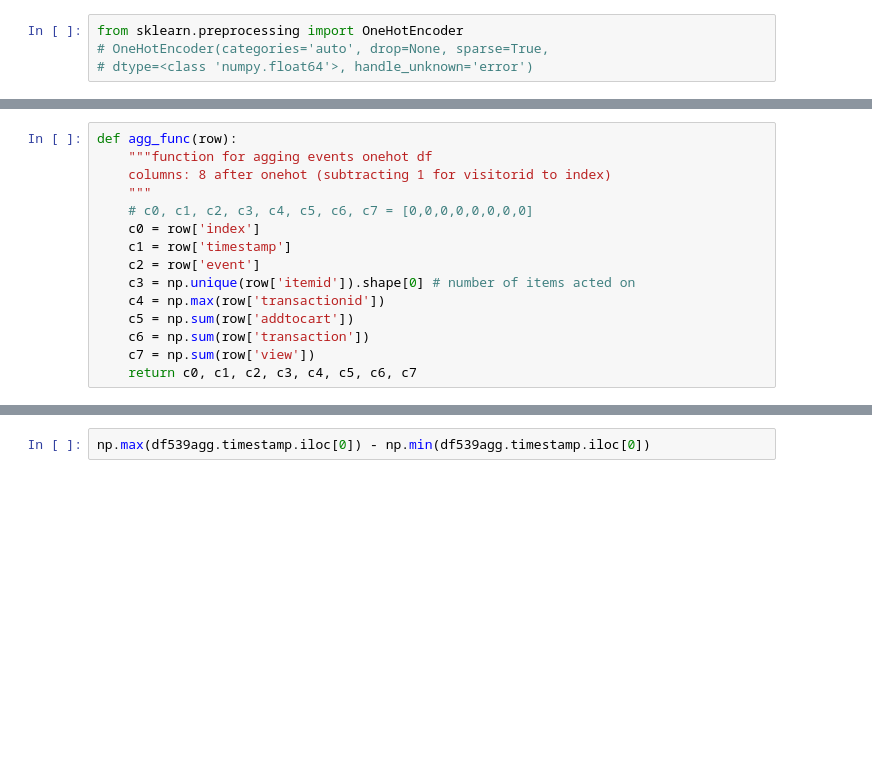
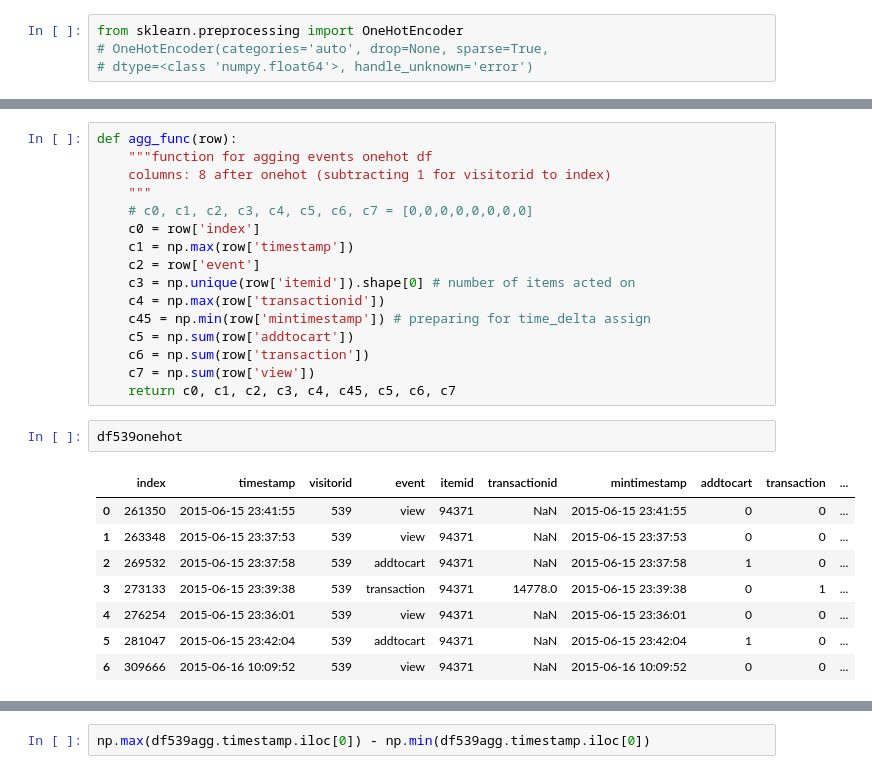
Before and after one commit to truejimfrank/WebCustomerFingerprints, a Jupyter notebook: notebooks/logistic_process.ipynb, the cells around one changed output, grey strips where cells are left out. Cells and saved outputs as stored; diff of their text form; blank space fills up the shorter version.

```diff
--- a/notebooks/logistic_process.ipynb
+++ b/notebooks/logistic_process.ipynb
@@ -316,14 +318,26 @@ def agg_func(row):
     """
     # c0, c1, c2, c3, c4, c5, c6, c7 = [0,0,0,0,0,0,0,0]
     c0 = row['index']
-    c1 = row['timestamp']
+    c1 = np.max(row['timestamp'])
     c2 = row['event']
     c3 = np.unique(row['itemid']).shape[0] # number of items acted on
     c4 = np.max(row['transactionid'])
+    c45 = np.min(row['mintimestamp']) # preparing for time_delta assign
     c5 = np.sum(row['addtocart'])
     c6 = np.sum(row['transaction'])
     c7 = np.sum(row['view'])
-    return c0, c1, c2, c3, c4, c5, c6, c7
+    return c0, c1, c2, c3, c4, c45, c5, c6, c7
+# %%
+df539onehot
+# %% [output]
+|  | index | timestamp | visitorid | event | itemid | transactionid | mintimestamp | addtocart | transaction | ... |
+| 0 | 261350 | 2015-06-15 23:41:55 | 539 | view | 94371 | NaN | 2015-06-15 23:41:55 | 0 | 0 | ... |
+| 1 | 263348 | 2015-06-15 23:37:53 | 539 | view | 94371 | NaN | 2015-06-15 23:37:53 | 0 | 0 | ... |
+| 2 | 269532 | 2015-06-15 23:37:58 | 539 | addtocart | 94371 | NaN | 2015-06-15 23:37:58 | 1 | 0 | ... |
+| 3 | 273133 | 2015-06-15 23:39:38 | 539 | transaction | 94371 | 14778.0 | 2015-06-15 23:39:38 | 0 | 1 | ... |
+| 4 | 276254 | 2015-06-15 23:36:01 | 539 | view | 94371 | NaN | 2015-06-15 23:36:01 | 0 | 0 | ... |
+| 5 | 281047 | 2015-06-15 23:42:04 | 539 | addtocart | 94371 | NaN | 2015-06-15 23:42:04 | 1 | 0 | ... |
+| 6 | 309666 | 2015-06-16 10:09:52 | 539 | view | 94371 | NaN | 2015-06-16 10:09:52 | 0 | 0 | ... |
 # %%
 # df539onehot.groupby('visitorid').agg(agg_func)['event'] # this returns event Series
 df539agg = df539onehot.groupby('visitorid').agg(agg_func)
```
Also changed, not shown: parts of 7 cells of this notebook, 1 other file.
